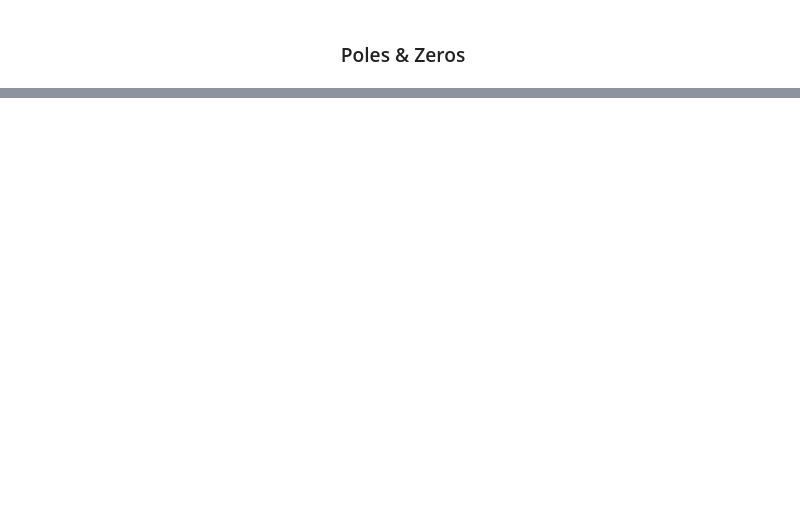
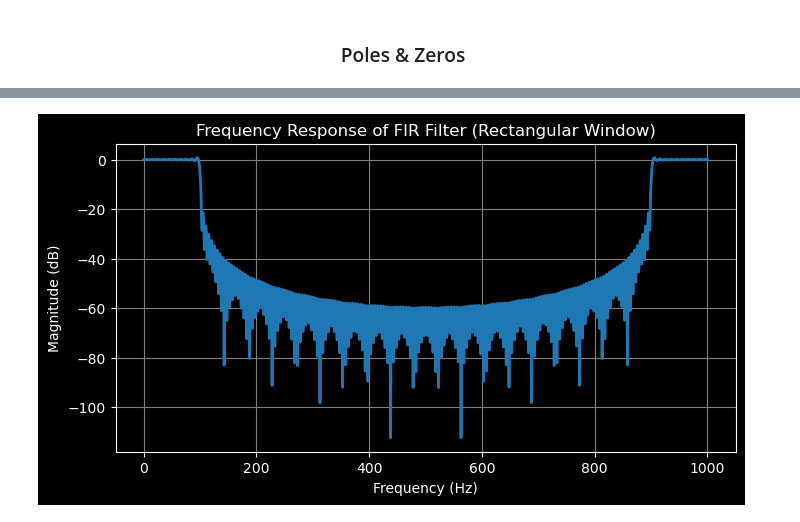
Before and after one commit to AMR-HOSNY11/Butterworth-IIR-and-FIR-Filters, a Jupyter notebook: Filter.ipynb, the cells around one changed output, grey strips where cells are left out. Saved outputs shown, nothing was run; the diff lists cells and outputs as text; code cells hidden in the pictures; blank space fills up the shorter version.

```diff
--- a/Filter.ipynb
+++ b/Filter.ipynb
@@ -2,7 +2,19 @@
 import numpy as np
 import matplotlib.pyplot as plt
 import soundfile as sf
-from scipy.signal import firwin
+from scipy.signal import firwin,freqz,residuez
+
+plt.rcParams.update({
+    'figure.facecolor': 'black',
+    'axes.facecolor': 'black',
+    'axes.edgecolor': 'white',
+    'axes.labelcolor': 'white',
+    'xtick.color': 'white',
+    'ytick.color': 'white',
+    'text.color': 'white',
+    'grid.color': 'gray',
+    'lines.linewidth': 2
+})
 # %% [markdown]
 <h3 style="text-align: center;">Global Config Variables</h3>
 # %% [markdown]
@@ -462,0 +555,35 @@ Discrete Denominator Coefficients (az):
+# %%
+import numpy as np
+import matplotlib.pyplot as plt
+
+# --- Filter specifications ---
+fs = 1000        # Sampling frequency (Hz)
+fc = 100         # Cutoff frequency (Hz)
+N = 201           # Filter length (odd preferred)
+
+# --- Compute ideal impulse response ---
+n = np.arange(N)
+alpha = (N - 1) / 2
+hd = np.sinc(2 * fc * (n - alpha) / fs)
+
+# --- Apply rectangular window ---
+w = np.ones(N)
+h = hd * w
+
+# --- Normalize ---
+h = h / np.sum(h)
+
+# --- Plot frequency response ---
+H = np.fft.fft(h, 1024)
+H_dB = 20 * np.log10(np.abs(H))
+freq = np.linspace(0, fs, len(H))
+
+plt.figure(figsize=(8,4))
+plt.plot(freq, H_dB)
+plt.title('Frequency Response of FIR Filter (Rectangular Window)')
+plt.xlabel('Frequency (Hz)')
+plt.ylabel('Magnitude (dB)')
+plt.grid(True)
+plt.show()
+# %% [output]
+[figure, added]
```
Also changed, not shown: parts of 23 cells of this notebook.
